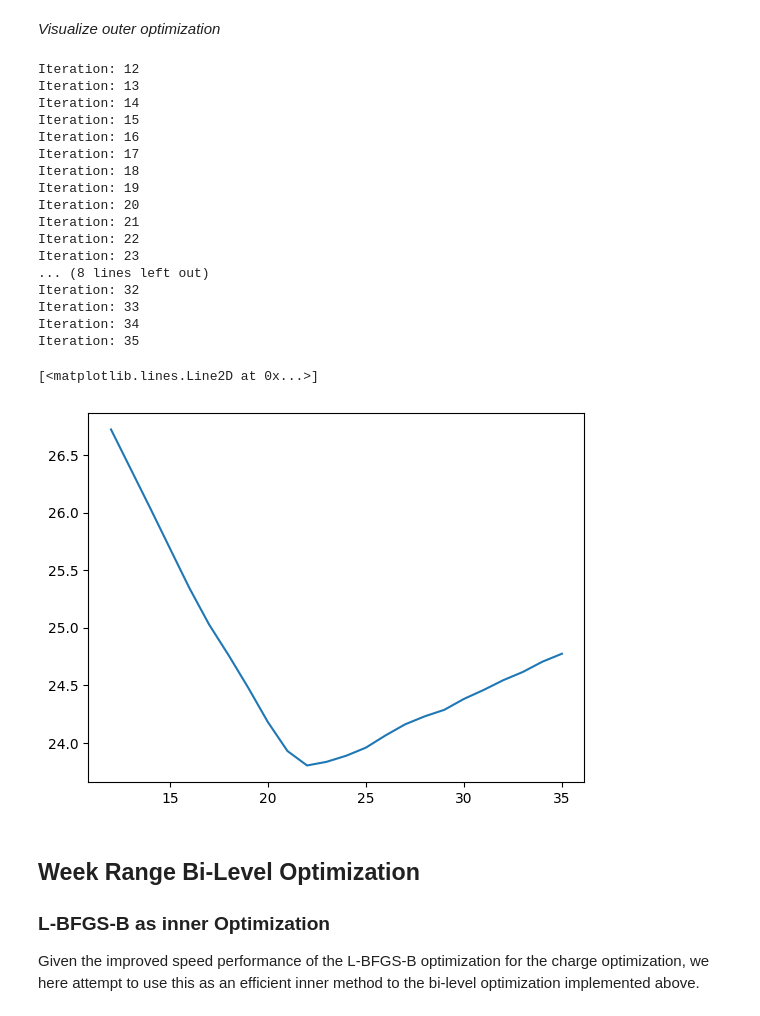
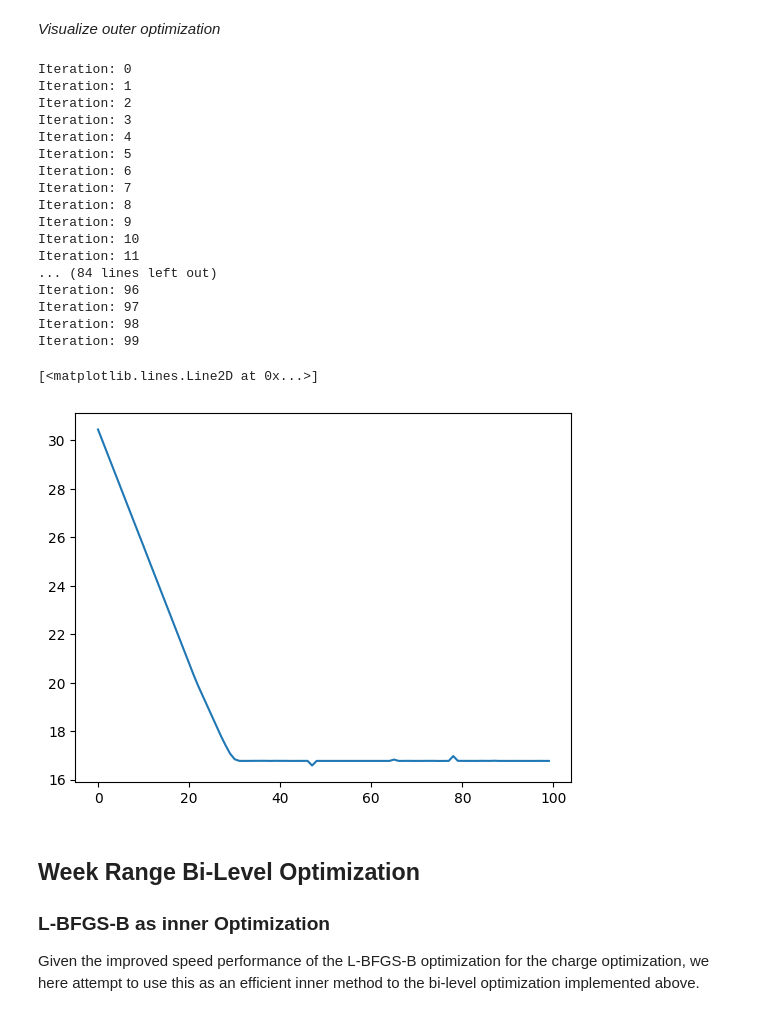
Before and after one commit to alexrtseng/foss-optimization, a Jupyter notebook: Battery_Size_Opt.ipynb, the cells around one changed output. Drawn from its saved outputs; the diff is of its cells as text; code cells hidden in the pictures.

```diff
--- a/Battery_Size_Opt.ipynb
+++ b/Battery_Size_Opt.ipynb
@@ -254,6 +254,7 @@ Result: SLSQP can serve as the accurate baseline with which to compare other mod
 
 *Includes constraints in objective func through an exponential penalty component for SOC points
 # %%
+charge_optimizer.set_batt_capacity(10)
 print(f'Optimizing for {charge_optimizer.duration} days')
 charge_optimizer.local_optimize(method='SLSQP', tol=1e-4)
 charge_optimizer.plot_results(week_avg.index)
@@ -322,33 +323,33 @@ STOP: TOTAL NO. of f AND g EVALUATIONS EXCEEDS LIMIT
 # %%
 objective_vals = []
 
-for i in range(12, 36):
-    charge_optimizer.set_batt_capacity(i / 4.0)
-    charge_optimizer.l_bfgs_b_optimize(disp=False, maxiter=3000, maxfun=30000)
+for i in range(0, 100):
+    charge_optimizer.set_batt_capacity(i / 5.0)
+    charge_optimizer.local_optimize(disp=False, tol=1e-6)
     objective_vals.append(float(charge_optimizer.result.fun))
     print(f'Iteration: {i}')
 
-plt.plot(range(12, 36), objective_vals)
+plt.plot(range(0, 100), objective_vals)
 # %% [output]
-Iteration: 12
-Iteration: 13
-Iteration: 14
-Iteration: 15
-Iteration: 16
-Iteration: 17
-Iteration: 18
-Iteration: 19
-Iteration: 20
-Iteration: 21
-Iteration: 22
-Iteration: 23
-... (8 lines left out)
-Iteration: 32
-Iteration: 33
-Iteration: 34
-Iteration: 35
+Iteration: 0
+Iteration: 1
+Iteration: 2
+Iteration: 3
+Iteration: 4
+Iteration: 5
+Iteration: 6
+Iteration: 7
+Iteration: 8
+Iteration: 9
+Iteration: 10
+Iteration: 11
+... (84 lines left out)
+Iteration: 96
+Iteration: 97
+Iteration: 98
+Iteration: 99
 [<matplotlib.lines.Line2D at 0x...>]
-[figure, old version]
+[figure, new version]
 # %% [markdown]
 ## Week Range Bi-Level Optimization
 ### L-BFGS-B as inner Optimization
```
Also changed, not shown: parts of 6 cells of this notebook, 1 other file.
